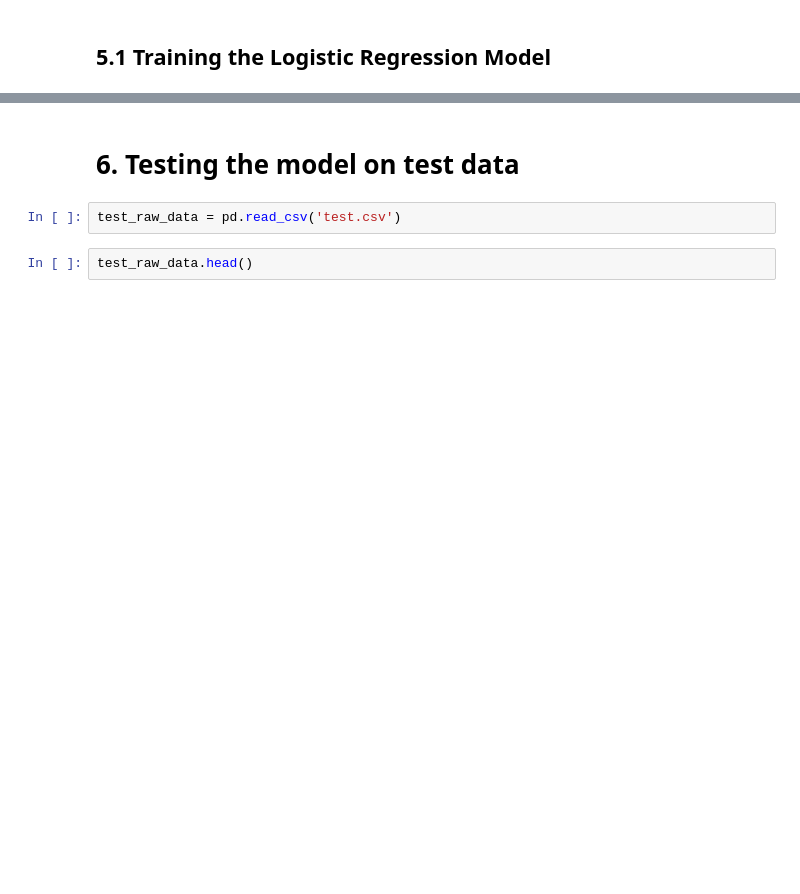
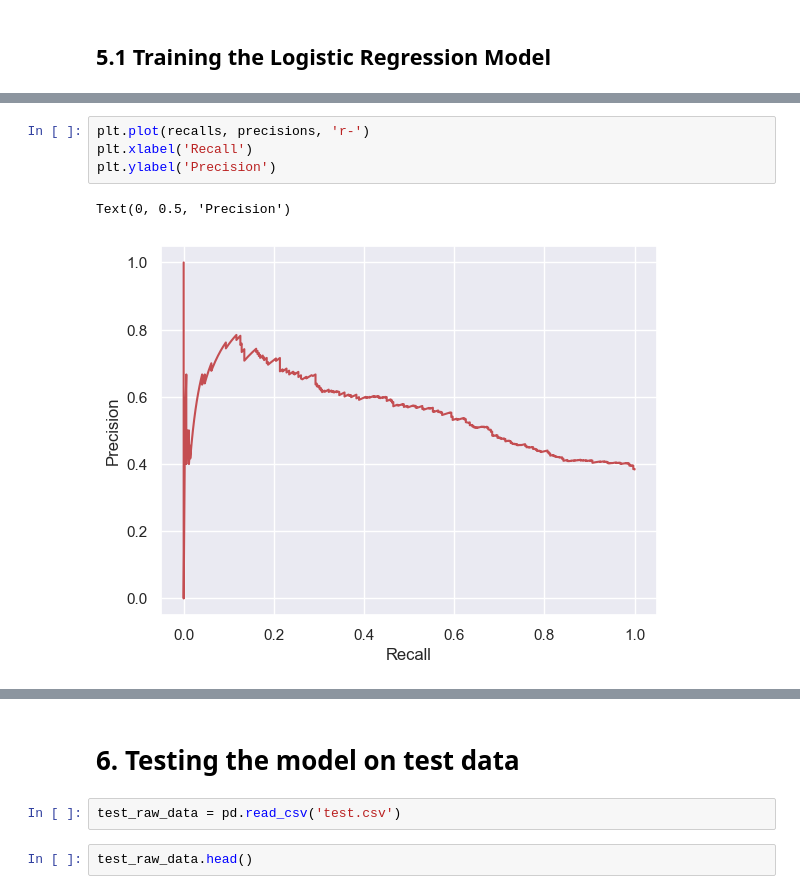
Before and after one commit to Om-S-Yeole/Titanic-Competition, a Jupyter notebook: Titanic Model Training.ipynb, the cells around one changed output, grey strips where cells are left out. Cells and saved outputs as stored; diff of their text form; blank space fills up the shorter version.

```diff
--- a/Titanic Model Training.ipynb
+++ b/Titanic Model Training.ipynb
@@ -199,0 +285,7 @@ LogisticRegression()
+# %%
+plt.plot(recalls, precisions, 'r-')
+plt.xlabel('Recall')
+plt.ylabel('Precision')
+# %% [output]
+Text(0, 0.5, 'Precision')
+[figure, added]
```
Also changed, not shown: parts of 16 cells of this notebook.
